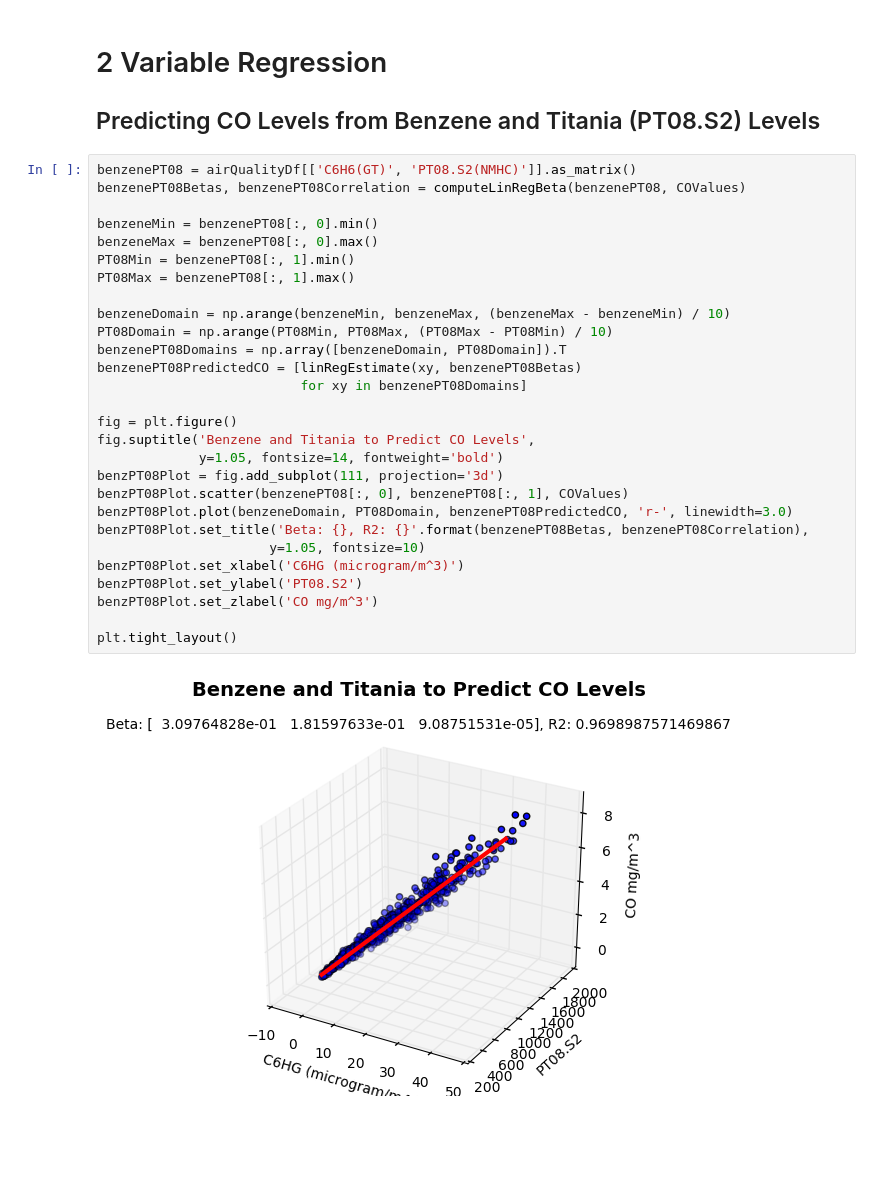
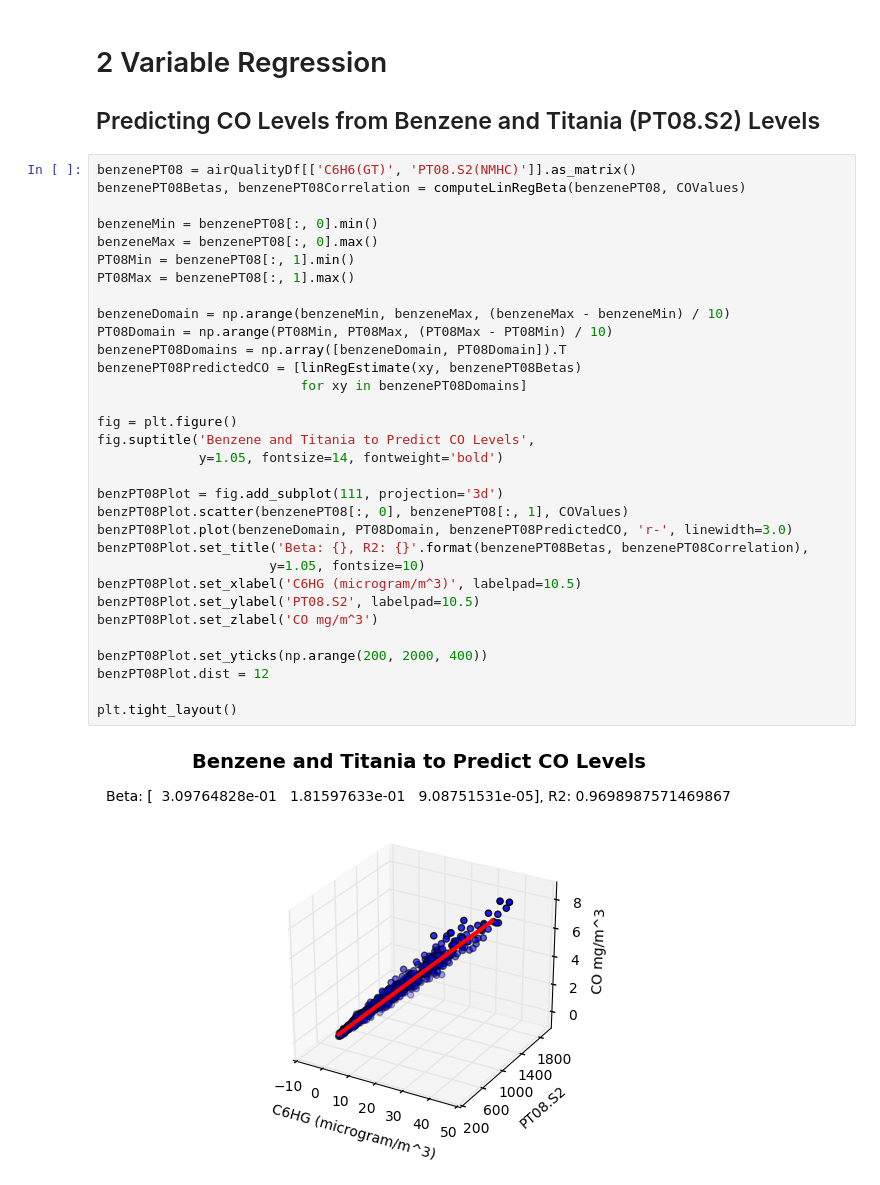
Before and after one commit to bcooper94/AdvancedDataMining, a Jupyter notebook: regression.ipynb, the cells around one changed output. Cells and saved outputs as stored; diff of their text form; blank space fills up the shorter version.

Commit message:
Better formatted 3D benzene and titania to CO level plot

```diff
--- a/regression.ipynb
+++ b/regression.ipynb
@@ -264,30 +264,34 @@ C6H6(GT) to CO(GT) beta: [ 0.36293911  0.18481194]
 # %%
 benzenePT08 = airQualityDf[['C6H6(GT)', 'PT08.S2(NMHC)']].as_matrix()
 benzenePT08Betas, benzenePT08Correlation = computeLinRegBeta(benzenePT08, COValues)
 
 benzeneMin = benzenePT08[:, 0].min()
 benzeneMax = benzenePT08[:, 0].max()
 PT08Min = benzenePT08[:, 1].min()
 PT08Max = benzenePT08[:, 1].max()
 
 benzeneDomain = np.arange(benzeneMin, benzeneMax, (benzeneMax - benzeneMin) / 10)
 PT08Domain = np.arange(PT08Min, PT08Max, (PT08Max - PT08Min) / 10)
 benzenePT08Domains = np.array([benzeneDomain, PT08Domain]).T
 benzenePT08PredictedCO = [linRegEstimate(xy, benzenePT08Betas)
                           for xy in benzenePT08Domains]
 
 fig = plt.figure()
 fig.suptitle('Benzene and Titania to Predict CO Levels',
              y=1.05, fontsize=14, fontweight='bold')
+
 benzPT08Plot = fig.add_subplot(111, projection='3d')
 benzPT08Plot.scatter(benzenePT08[:, 0], benzenePT08[:, 1], COValues)
 benzPT08Plot.plot(benzeneDomain, PT08Domain, benzenePT08PredictedCO, 'r-', linewidth=3.0)
 benzPT08Plot.set_title('Beta: {}, R2: {}'.format(benzenePT08Betas, benzenePT08Correlation),
                       y=1.05, fontsize=10)
-benzPT08Plot.set_xlabel('C6HG (microgram/m^3)')
-benzPT08Plot.set_ylabel('PT08.S2')
+benzPT08Plot.set_xlabel('C6HG (microgram/m^3)', labelpad=10.5)
+benzPT08Plot.set_ylabel('PT08.S2', labelpad=10.5)
 benzPT08Plot.set_zlabel('CO mg/m^3')
 
+benzPT08Plot.set_yticks(np.arange(200, 2000, 400))
+benzPT08Plot.dist = 12
+
 plt.tight_layout()
 # %% [output]
-[figure, old version]
+[figure, new version]
```
